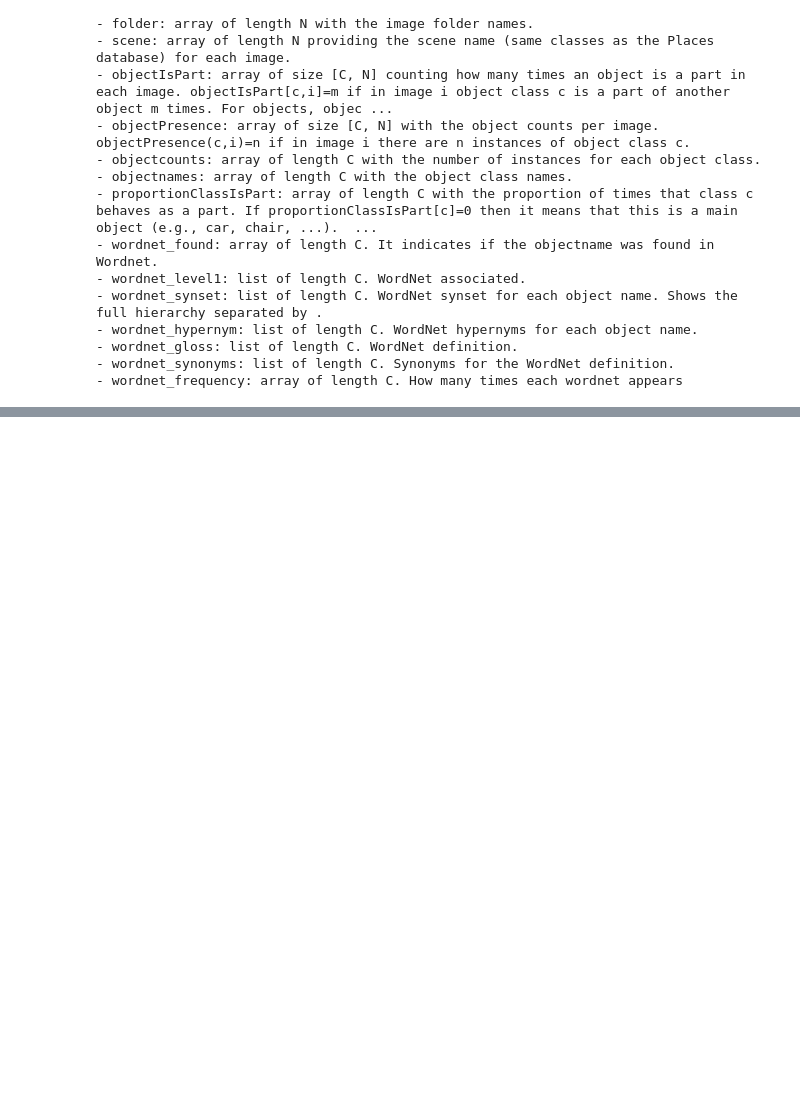
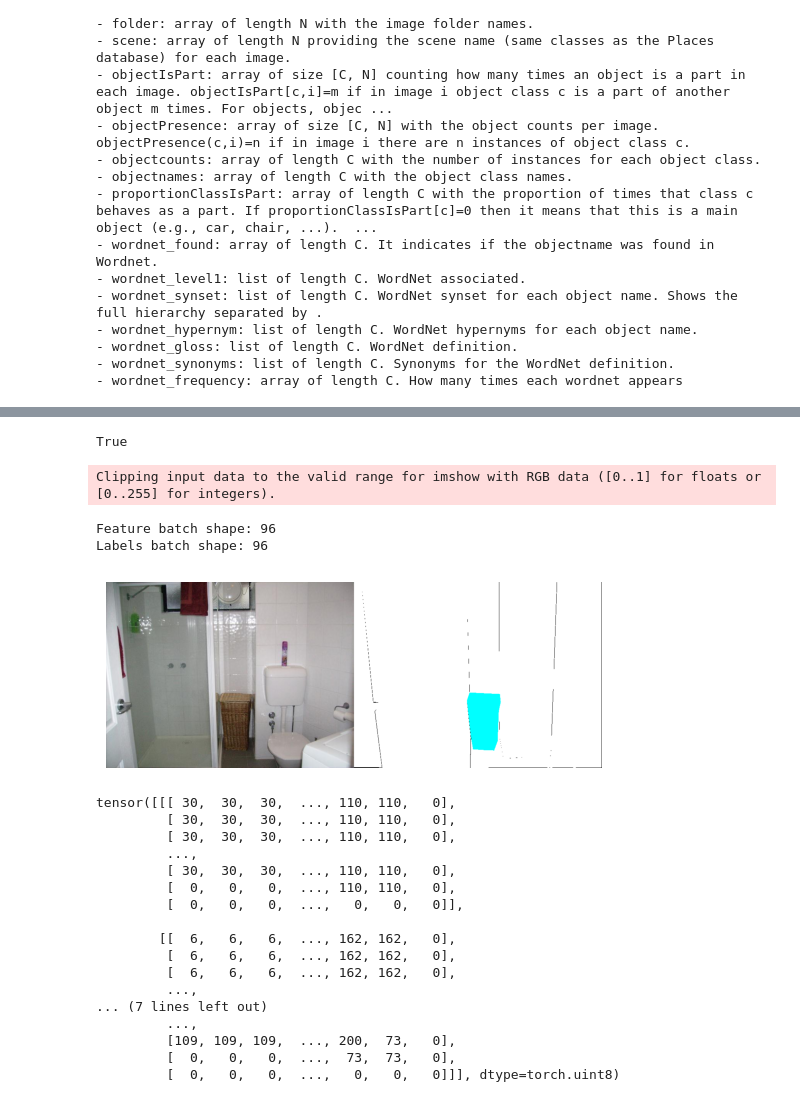
Before and after one commit to projectayre/ayre, a Jupyter notebook: semantic-segmentation/segmentation-ai-experimentation.ipynb, the cells around one changed output, grey strips where cells are left out. Cells and saved outputs as stored; diff of their text form; code cells hidden in the pictures; blank space fills up the shorter version.

Commit message:
dataloader created for ade20k

```diff
--- a/semantic-segmentation/segmentation-ai-experimentation.ipynb
+++ b/semantic-segmentation/segmentation-ai-experimentation.ipynb
@@ -123,3 +168,10 @@ if len(info['partclass_mask']):
+# %%
+len(train['X'].unique()) == len(train)
+# %% [output]
+True
+# %%
+train.reset_index(inplace=True, drop=True)
+val.reset_index(inplace=True, drop=True)
 # %%
 # rewrite custom config for dataset class and loaders
 # Recreate a custom dataset class.
@@ -156,22 +207,62 @@ class SegmentationDataset(Dataset):
 # %%
 # initialize all dataset params
-img_w = 512
-img_h = 512
+# img_w = 512
+# img_h = 512
 train_batch = 96
 test_batch = 64
 
 # creating a custom transform
 preproc = transforms.Compose([
     ToPILImage(),
-    Resize((img_h, img_w), antialias=True),
+    # Resize((img_h, img_w), antialias=True),
     Lambda(lambda img: img.convert('RGB')),
     ToTensor(),
 ])
+
+# custom collate function
+def my_collate(batch):
+    data = [item[0] for item in batch]
+    target = [item[1] for item in batch]
+    return [data, target]
 # %%
 # create dataset objects
-train_dataset = SegmentationDataset(train, root, transform=preproc)
-test_dataset = SegmentationDataset(test, root, transform=preproc)
+train_dataset = SegmentationDataset(train, transform=preproc)
+val_dataset = SegmentationDataset(val, transform=preproc)
+
+# create data loaders
+train_dataloader = DataLoader(train_dataset, batch_size=train_batch, shuffle=True, collate_fn=my_collate)
+val_dataloader = DataLoader(val_dataset, batch_size=test_batch, shuffle=True, collate_fn=my_collate)
-# %%
-# create data loaders
-train_dataloader = DataLoader(train_dataset, batch_size=train_batch, shuffle=True)
-test_dataloader = DataLoader(test_dataset, batch_size=test_batch, shuffle=True)
+# %%
+# Display a training image and label.
+train_features, train_y = next(iter(train_dataloader))
+print(f"Feature batch shape: {len(train_features)}")
+print(f"Labels batch shape: {len(train_y)}")
+random_idx = np.random.randint(0, train_batch)
+img = train_features[random_idx].squeeze()
+label = train_y[random_idx]
+plt.imshow(torch.cat([img.permute(1, 2, 0), label.permute(1, 2, 0)], dim=1))
+plt.axis('off')
+plt.show()
+print(label)
+# %% [output]
+Clipping input data to the valid range for imshow with RGB data ([0..1] for floats or [0..255] for integers).
+Feature batch shape: 96
+Labels batch shape: 96
+[figure, added]
+tensor([[[ 30,  30,  30,  ..., 110, 110,   0],
+         [ 30,  30,  30,  ..., 110, 110,   0],
+         [ 30,  30,  30,  ..., 110, 110,   0],
+         ...,
+         [ 30,  30,  30,  ..., 110, 110,   0],
+         [  0,   0,   0,  ..., 110, 110,   0],
+         [  0,   0,   0,  ...,   0,   0,   0]],
+
+        [[  6,   6,   6,  ..., 162, 162,   0],
+         [  6,   6,   6,  ..., 162, 162,   0],
+         [  6,   6,   6,  ..., 162, 162,   0],
+         ...,
+... (7 lines left out)
+         ...,
+         [109, 109, 109,  ..., 200,  73,   0],
+         [  0,   0,   0,  ...,  73,  73,   0],
+         [  0,   0,   0,  ...,   0,   0,   0]]], dtype=torch.uint8)
```
Also changed, not shown: parts of 10 cells of this notebook.
